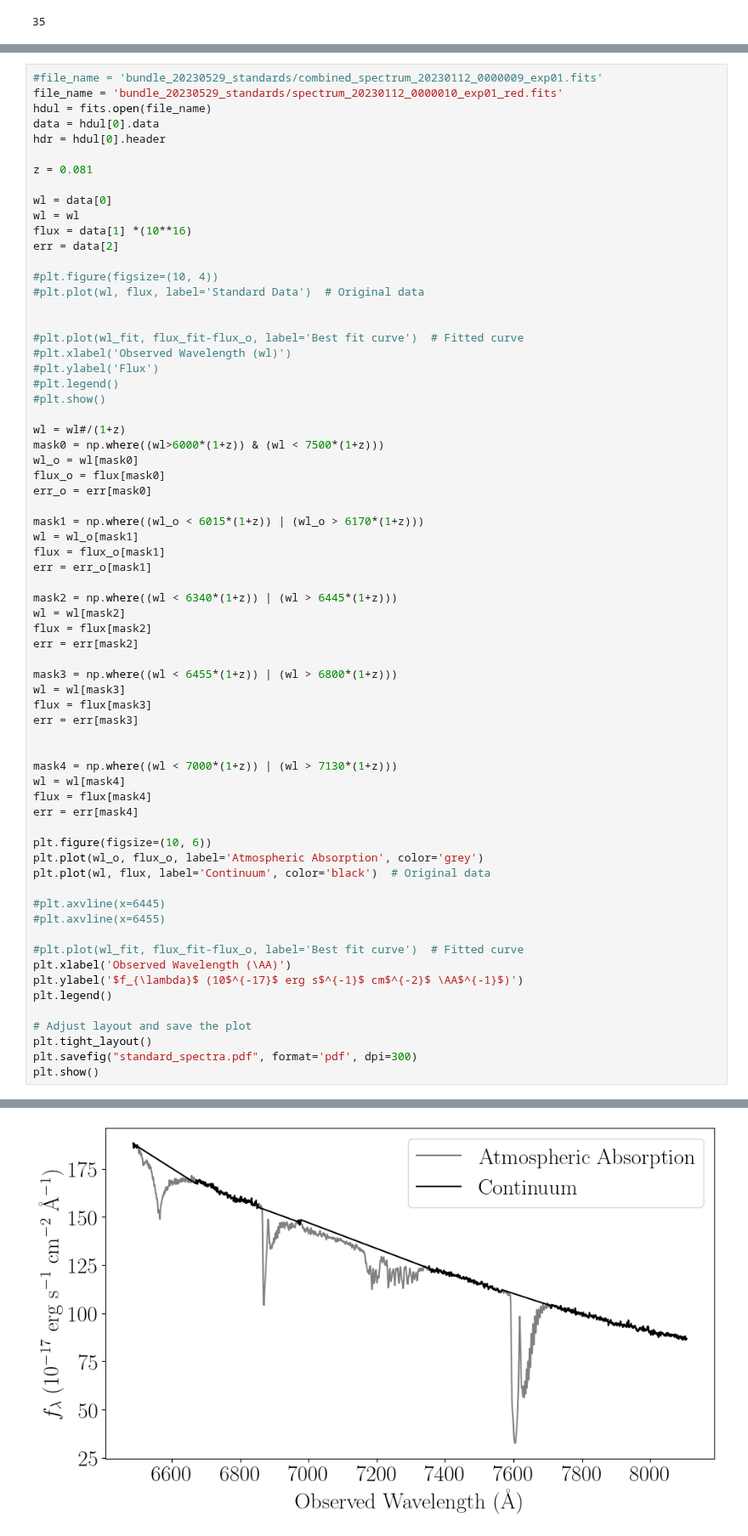
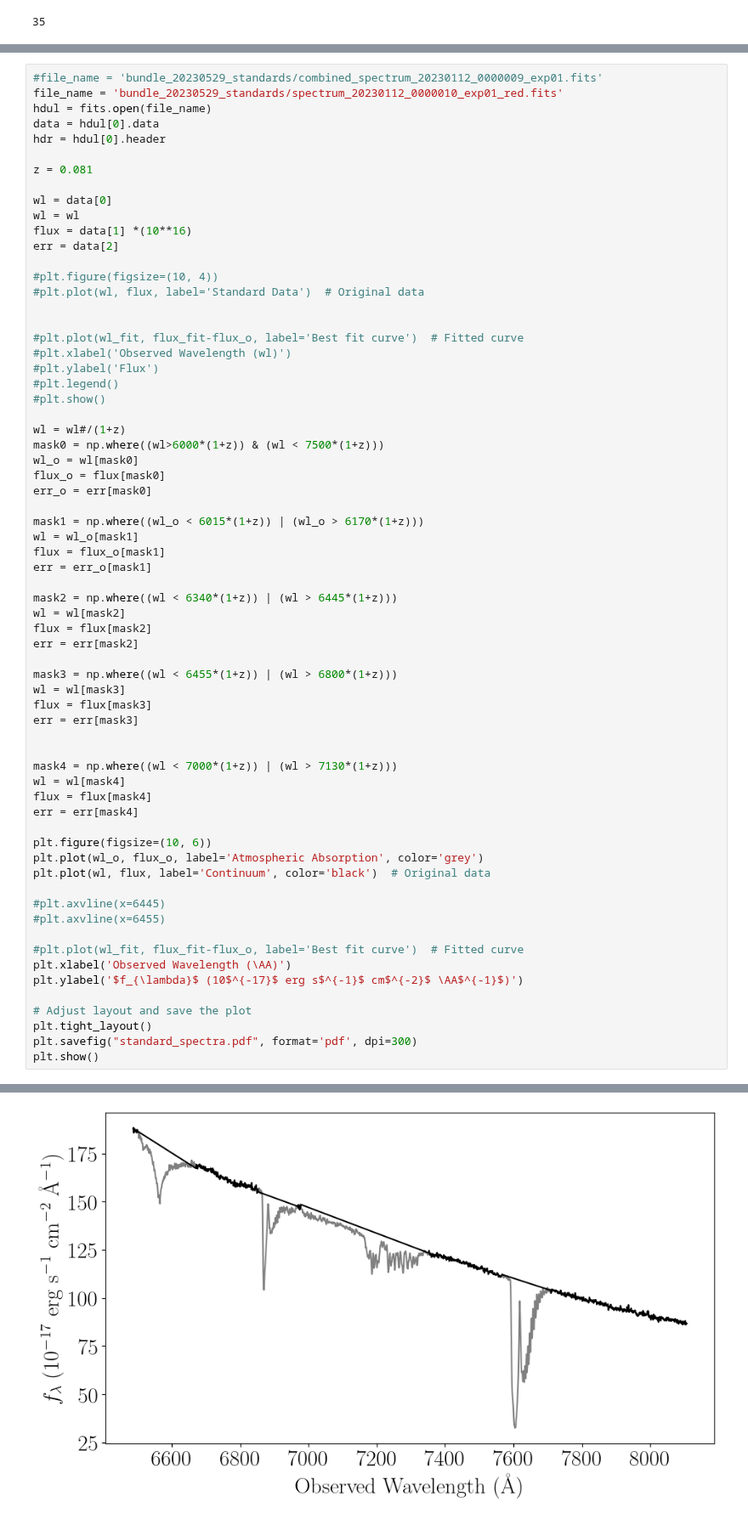
Before and after one commit to seratsaad/ticktock, a Jupyter notebook: Spectral Decomposition - Optical - Halpha.ipynb, the cells around one changed output, grey strips where cells are left out. Shown at 85% size. Saved outputs shown, nothing was run; the diff lists cells and outputs as text.

```diff
--- a/Spectral Decomposition - Optical - Halpha.ipynb
+++ b/Spectral Decomposition - Optical - Halpha.ipynb
@@ -792,32 +792,31 @@ flux = flux[mask2]
 err = err[mask2]
 
 mask3 = np.where((wl < 6455*(1+z)) | (wl > 6800*(1+z)))
 wl = wl[mask3]
 flux = flux[mask3]
 err = err[mask3]
 
 
 mask4 = np.where((wl < 7000*(1+z)) | (wl > 7130*(1+z)))
 wl = wl[mask4]
 flux = flux[mask4]
 err = err[mask4]
 
 plt.figure(figsize=(10, 6))
 plt.plot(wl_o, flux_o, label='Atmospheric Absorption', color='grey')
 plt.plot(wl, flux, label='Continuum', color='black')  # Original data
 
 #plt.axvline(x=6445)
 #plt.axvline(x=6455)
 
 #plt.plot(wl_fit, flux_fit-flux_o, label='Best fit curve')  # Fitted curve
 plt.xlabel('Observed Wavelength (\AA)')
 plt.ylabel('$f_{\lambda}$ (10$^{-17}$ erg s$^{-1}$ cm$^{-2}$ \AA$^{-1}$)')
-plt.legend()
 
 # Adjust layout and save the plot
 plt.tight_layout()
 plt.savefig("standard_spectra.pdf", format='pdf', dpi=300)
 plt.show()
 # %% [output]
 <Figure size 640x480 with 0 Axes>
-[figure, old version]
+[figure, new version]
```
Also changed, not shown: 3 other files.
